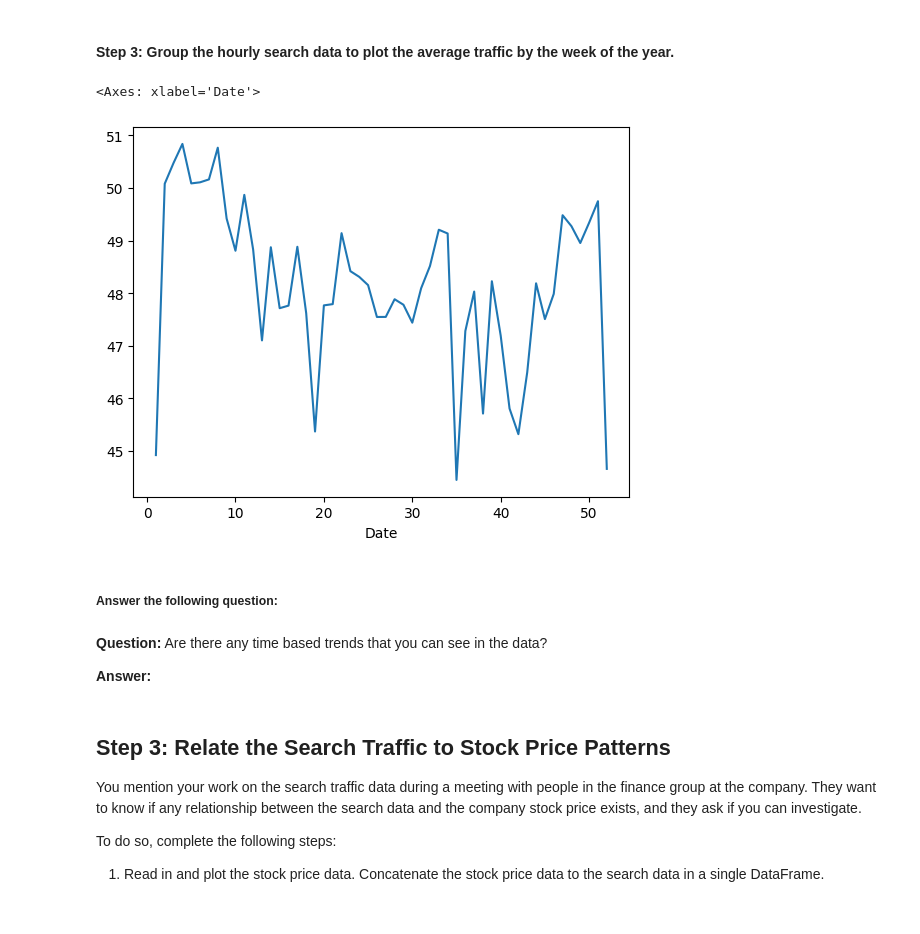
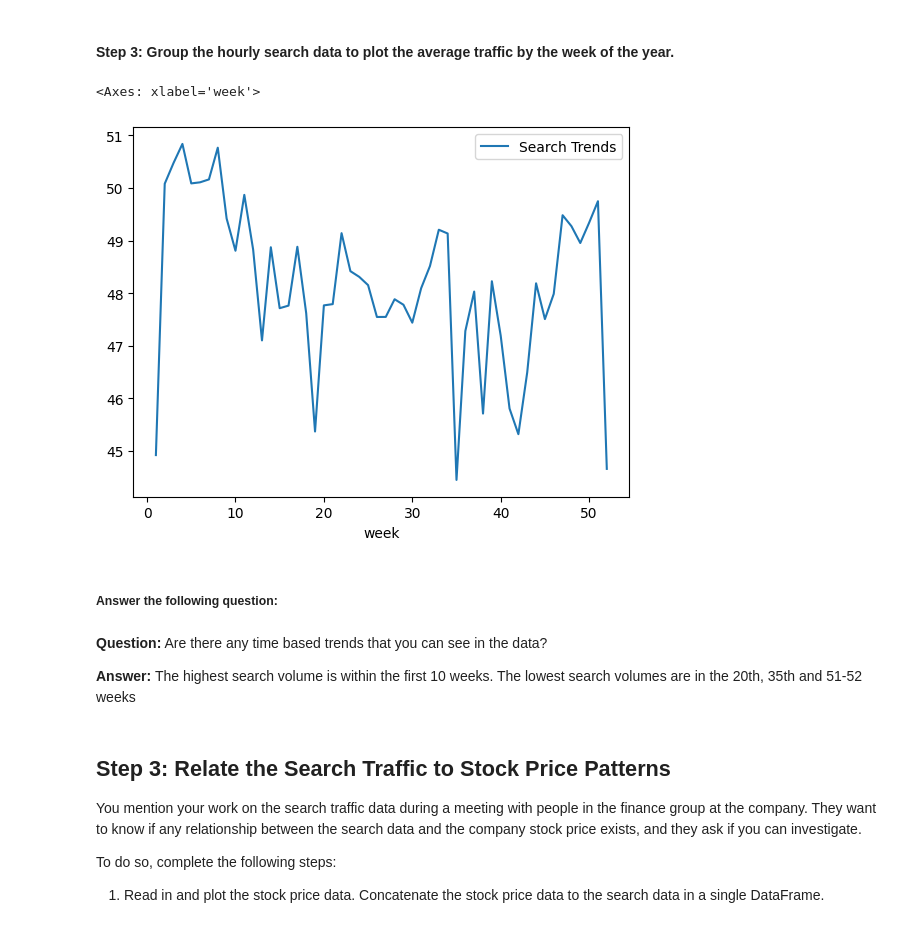
Before and after one commit to dmusili/prophet-challenge, a Jupyter notebook: forecasting_net_prophet.ipynb, the cells around one changed output. Drawn from its saved outputs; the diff is of its cells as text; code cells hidden in the pictures.

```diff
--- a/forecasting_net_prophet.ipynb
+++ b/forecasting_net_prophet.ipynb
@@ -184,18 +183,18 @@ monthly_searches_per_day_of_week.plot()
 #### Step 3: Group the hourly search data to plot the average traffic by the week of the year.
 # %%
 # Group the hourly search data to plot the average traffic by the week of the year
-searches_by_week_of_year = df_mercado_trends["Search Trends"].groupby(by=[df_mercado_trends.index.weekofyear]).mean()
+searches_by_week_of_year = df_mercado_trends["Search Trends"].groupby(by=[df_mercado_trends.index.isocalendar().week]).mean()
 
-searches_by_week_of_year.plot()
+searches_by_week_of_year.plot(legend=True)
 # %% [output]
-<Axes: xlabel='Date'>
+<Axes: xlabel='week'>
-[figure, old version]
+[figure, new version]
 # %% [markdown]
 ##### Answer the following question:
 # %% [markdown]
 **Question:** Are there any time based trends that you can see in the data?
 
-**Answer:**
+**Answer:** The highest search volume is within the first 10 weeks. The lowest search volumes are in the 20th, 35th and 51-52 weeks
 # %% [markdown]
 ## Step 3: Relate the Search Traffic to Stock Price Patterns
 
```
Also changed, not shown: parts of 18 cells of this notebook.
